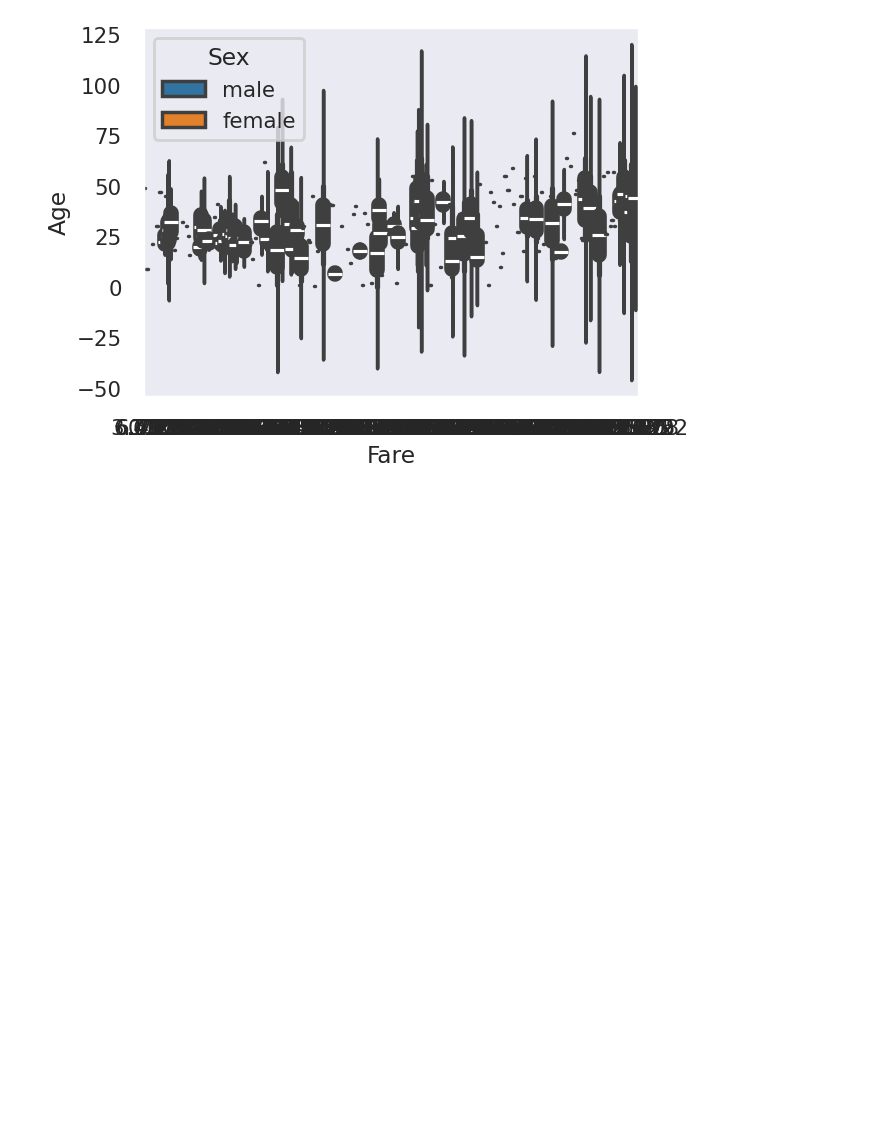
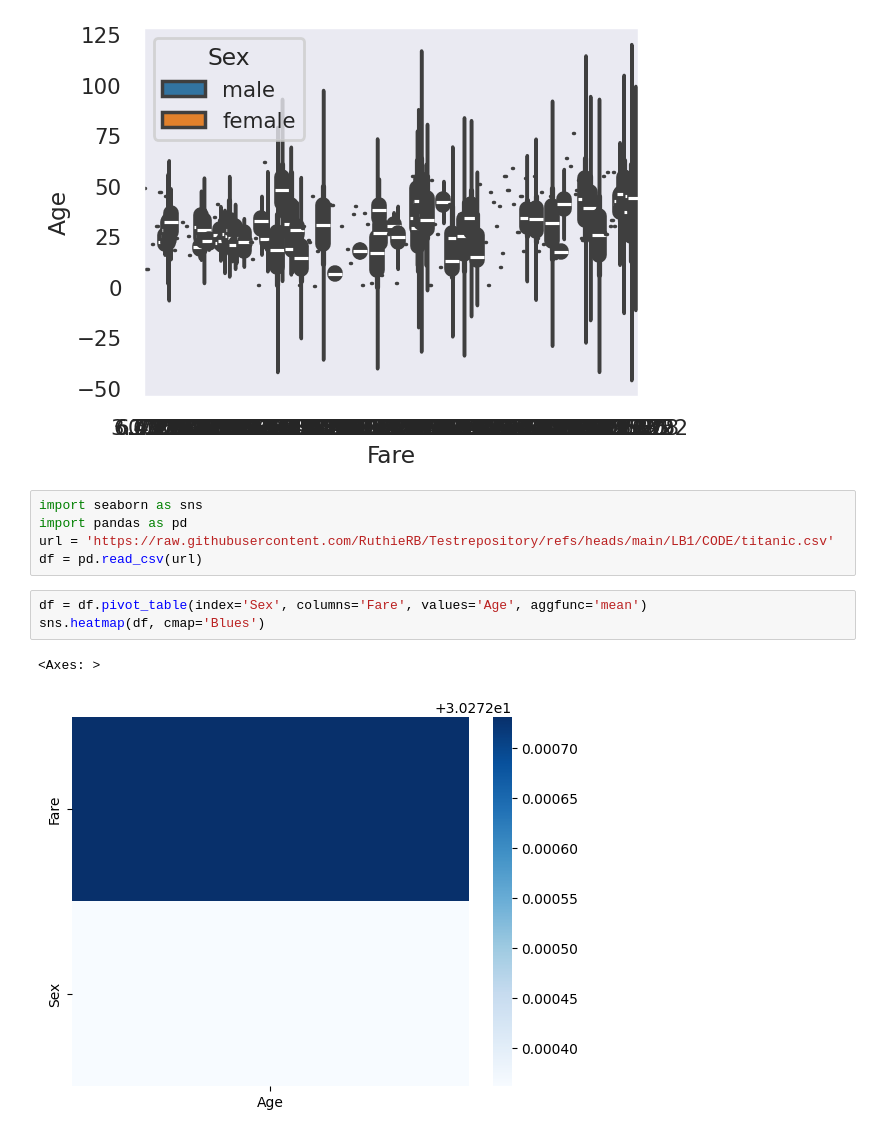
Before and after one commit to RuthieRB/Testrepository, a Jupyter notebook: Seaborn.ipynb, the cells around one changed output. Cells and saved outputs as stored; diff of their text form; blank space fills up the shorter version.

```diff
--- a/Seaborn.ipynb
+++ b/Seaborn.ipynb
@@ -81,3 +81,14 @@ sns.violinplot(x='Fare', y='Age', data=df, hue='Sex')
 # %% [output]
 <Axes: xlabel='Fare', ylabel='Age'>
 [figure]
+# %%
+import seaborn as sns
+import pandas as pd
+url = 'https://raw.githubusercontent.com/RuthieRB/Testrepository/refs/heads/main/LB1/CODE/titanic.csv'
+df = pd.read_csv(url)
+# %%
+df = df.pivot_table(index='Sex', columns='Fare', values='Age', aggfunc='mean')
+sns.heatmap(df, cmap='Blues')
+# %% [output]
+<Axes: >
+[figure, added]
```
Also changed, not shown: parts of 10 cells of this notebook.
